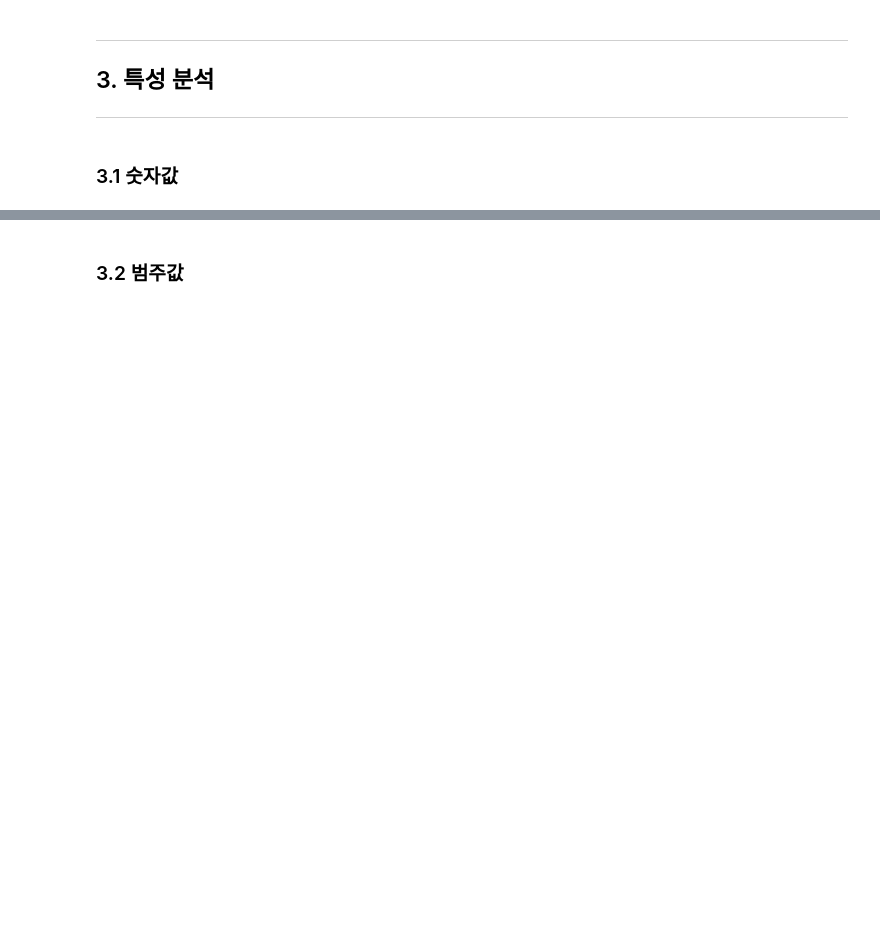
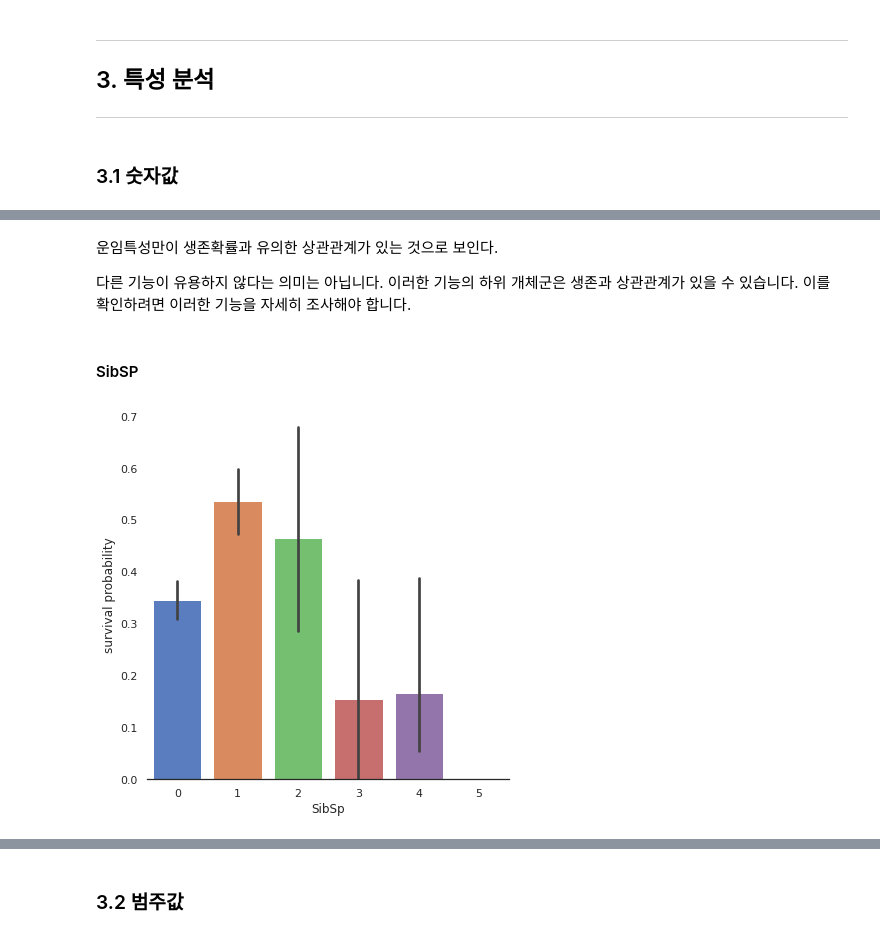
Before and after one commit to aivrm/ai, a Jupyter notebook: 타이타닉_Top_4_.ipynb, the cells around one changed output, grey strips where cells are left out. Drawn from its saved outputs; the diff is of its cells as text; code cells hidden in the pictures; blank space fills up the shorter version.

Commit message:
Colaboratory를 통해 생성됨

```diff
--- a/타이타닉_Top_4_.ipynb
+++ b/타이타닉_Top_4_.ipynb
@@ -72,5 +81,11 @@ sns.set(style='white', context='notebook', palette='deep')
 ---
 # %% [markdown]
 ### 2.1 데이터 로드
+# %%
+# Load data
+##### Load train and Test set
+train = pd.read_csv("/content/drive/MyDrive/Colab Notebooks/_aiffel/titanic/data/train.csv")
+test = pd.read_csv("/content/drive/MyDrive/Colab Notebooks/_aiffel/titanic/data/test.csv")
+IDtest = test["PassengerId"]
 # %% [markdown]
 ### 2.2 Outlier 감지
@@ -86,0 +282,14 @@ sns.set(style='white', context='notebook', palette='deep')
+# %% [markdown]
+운임특성만이 생존확률과 유의한 상관관계가 있는 것으로 보인다.
+
+다른 기능이 유용하지 않다는 의미는 아닙니다. 이러한 기능의 하위 개체군은 생존과 상관관계가 있을 수 있습니다. 이를 확인하려면 이러한 기능을 자세히 조사해야 합니다.
+# %% [markdown]
+#### SibSP
+# %%
+# Explore SibSp feature vs Survived
+g = sns.factorplot(x="SibSp",y="Survived",data=train,kind="bar", size = 6 ,
+palette = "muted")
+g.despine(left=True)
+g = g.set_ylabels("survival probability")
+# %% [output]
+[figure, added]
```
Also changed, not shown: parts of 133 cells of this notebook.
